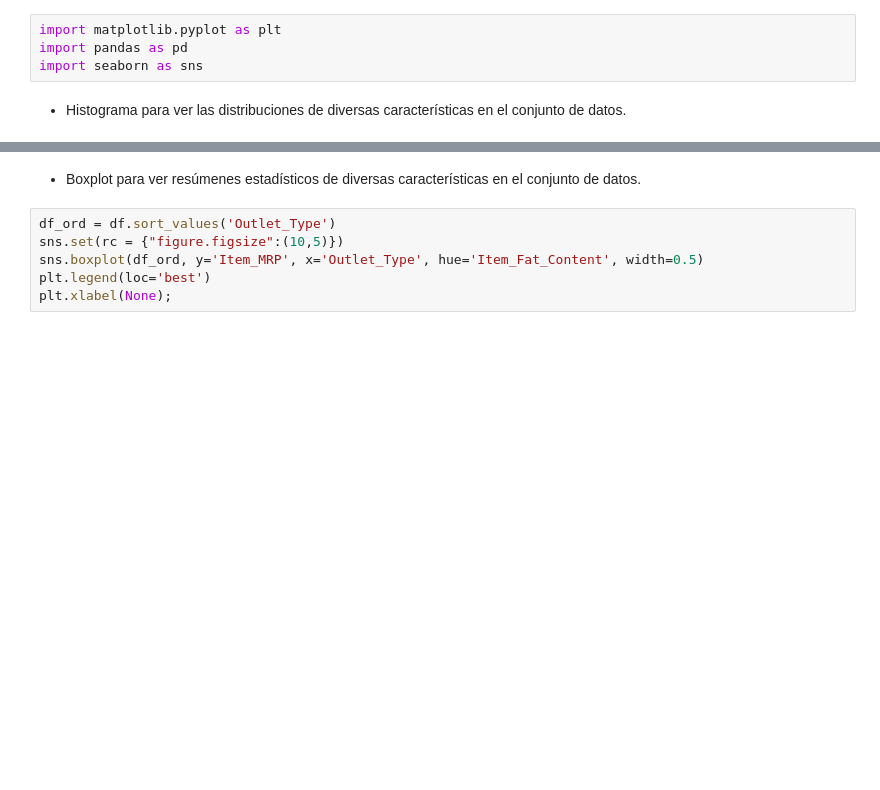
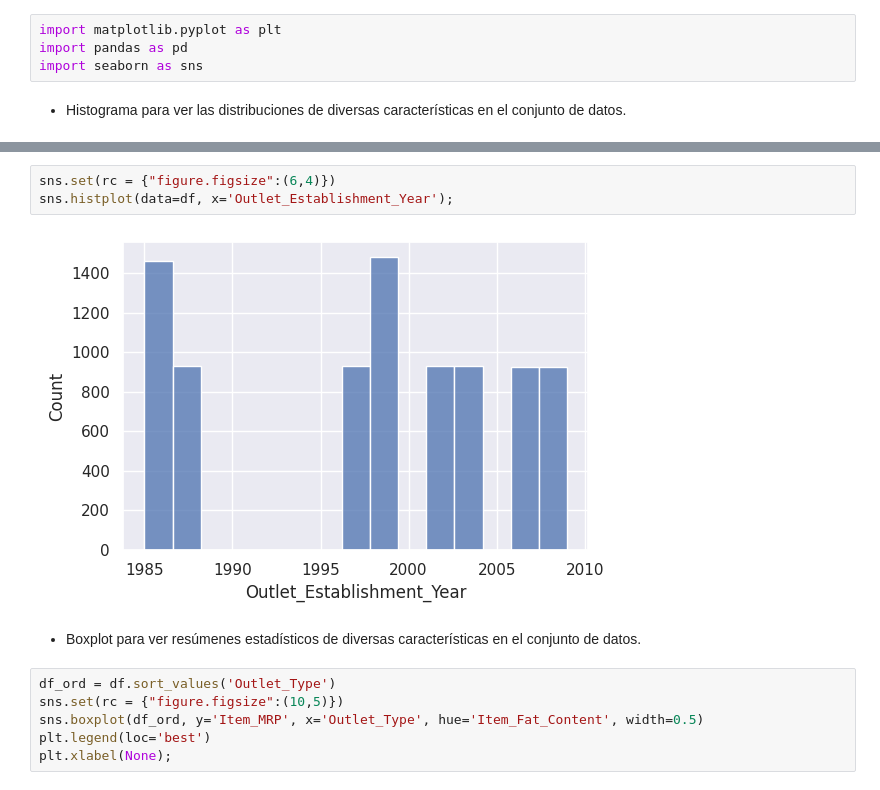
Before and after one commit to javierexe/predicciones-de-ventas, a Jupyter notebook: Proyecto_1.ipynb, the cells around one changed output, grey strips where cells are left out. Cells and saved outputs as stored; diff of their text form; blank space fills up the shorter version.

```diff
--- a/Proyecto_1.ipynb
+++ b/Proyecto_1.ipynb
@@ -265,3 +265,8 @@ sns.histplot(data=df, x='Item_Visibility');
+# %%
+sns.set(rc = {"figure.figsize":(6,4)})
+sns.histplot(data=df, x='Outlet_Establishment_Year');
+# %% [output]
+[figure, added]
 # %% [markdown]
 * Boxplot para ver resúmenes estadísticos de diversas características en el conjunto de datos.
 # %%
```
Also changed, not shown: parts of 4 cells of this notebook.
